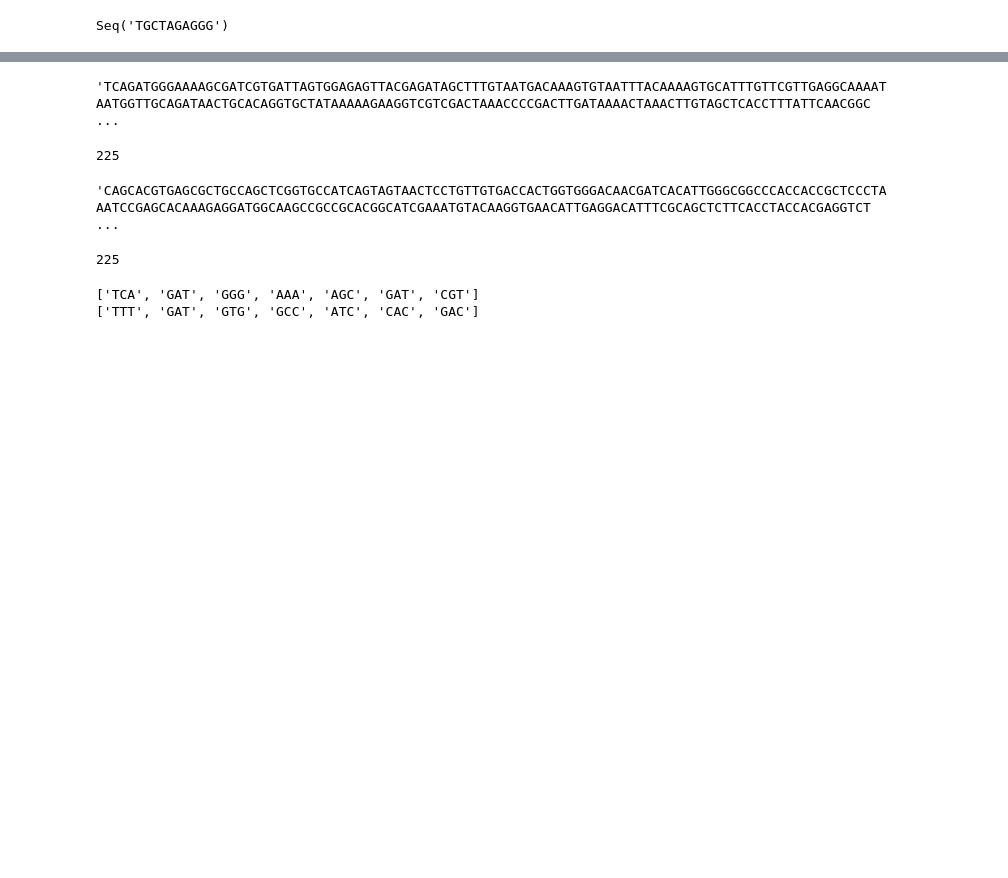
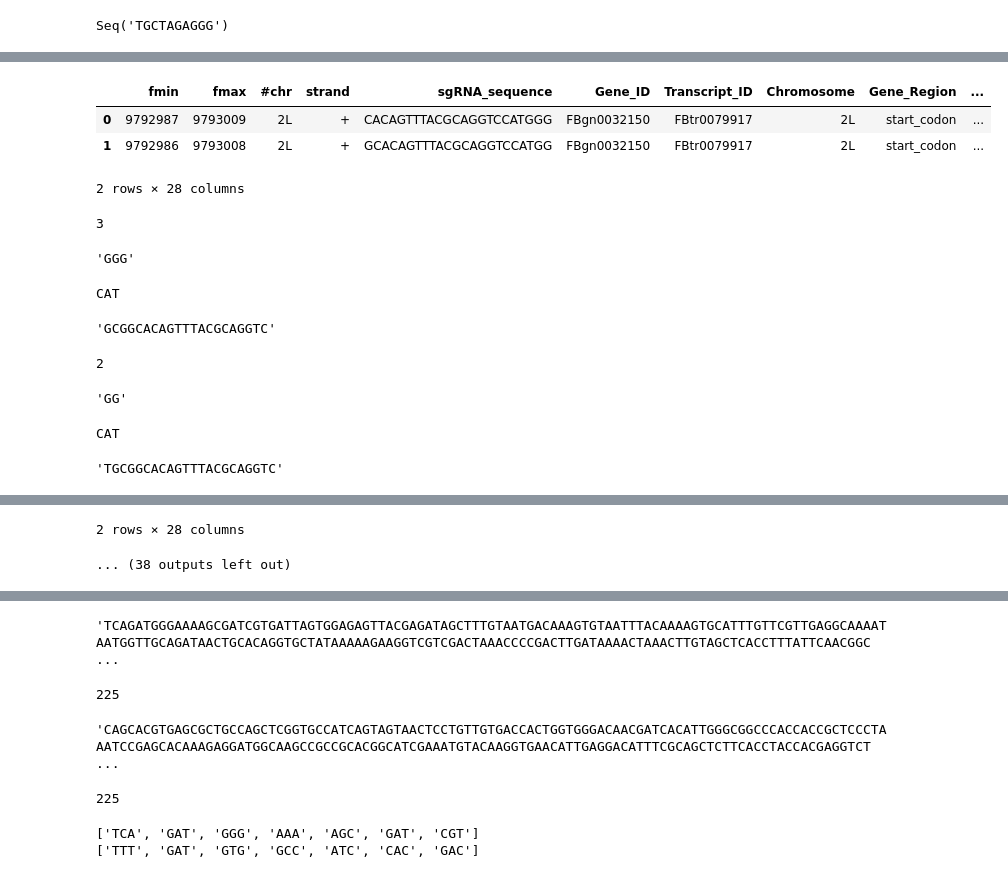
Before and after one commit to emmacwatts/AutoTagsCRISPR, a Jupyter notebook: tests_20231209.ipynb, the cells around one changed output, grey strips where cells are left out. Saved outputs shown, nothing was run; the diff lists cells and outputs as text; code cells hidden in the pictures; blank space fills up the shorter version.

```diff
--- a/tests_20231209.ipynb
+++ b/tests_20231209.ipynb
@@ -126,0 +131,56 @@ display(sgRNA)
+# %%
+# there are 8 different combinations of start/stop - sgRNA strand and gene strand (see MutationLogic_ML_20231001.pptx)
+# however, for two combinations each, gene and sgRNA have effectively the same relative position to each other
+# (e.g. the two combinations start codon - sgRNA strand (+) - gene strand (+) and stop codon - sgRNA strand (+) - gene strand (-))
+# therefore, we have identified 4 combinations with unique relative positions to test the downstream pipeline with
+# further, we have identified representatives for the 3 possible sgRNA position cases relevant for the find_best_sgRNA function
+# further, we have identified representatives for the 3 possible sgRNA position cases relevant for the find_best_mutation function
+from sgRNAutils import sgRNApositionCheck
+import pandas as pd
+
+sgRNAdf1 = pd.read_excel('inputfiles/mockMaterials/sgRNAsdfs/FBgn0032150_FBtr0079917.xlsx') # PAM in start/stop, start codon - gene (-) - gRNA (+)
+sgRNAdf2 = pd.read_excel('inputfiles/mockMaterials/sgRNAsdfs/FBgn0002733_FBtr0084982.xlsx') # max 15 bp overlap, start codon - gene (-) - gRNA (-)
+sgRNAdf3 = pd.read_excel('inputfiles/mockMaterials/sgRNAsdfs/FBgn0003963_FBtr0078063.xlsx') # more than 15 bp overlap, PAM in CDS
+sgRNAdf4 = pd.read_excel('inputfiles/mockMaterials/sgRNAsdfs/FBgn0000022_FBtr0070072.xlsx') # start codon - gene (+) - gRNA (+)
+sgRNAdf5 = pd.read_excel('inputfiles/mockMaterials/sgRNAsdfs/FBgn0003720_FBtr0085709.xlsx') # start codon - gene (+) - gRNA (-)
+sgRNAdf6 = pd.read_excel('inputfiles/mockMaterials/sgRNAsdfs/FBgn0052831_FBtr0091683.xlsx') # SRS in CDS (need to manually change "PAM in CDS" to False)
+sgRNAdf7 = pd.read_excel('inputfiles/mockMaterials/sgRNAsdfs/FBgn0267792_FBtr0088692.xlsx') # PAM and SRS bot outside CDS
+
+#Create list to store results in
+positionCheckedList = []
+
+#Derive min and max distance from stop position from window size
+window = 21
+minDistance = (window + 3) * -1 # leave a 3bp gap to account for start/stop site
+maxDistance = window
+
+for sgRNAdf in [sgRNAdf1, sgRNAdf2, sgRNAdf3, sgRNAdf4, sgRNAdf5, sgRNAdf6, sgRNAdf7]:
+    result_df = sgRNApositionCheck(sgRNAdf, minDistance, maxDistance)
+    display(result_df)
+    # check whether the sgRNA is positioned within the HA as expected
+    for i in range(len(result_df)):
+        positionScore = result_df.iloc[i]["positionScore"]
+        # print positionScore which represents the distance between the end of the start/stop codon and the end of the sgRNA
+        print(positionScore)
+        # print the part of the sgRNA that is located in HAR
+        display(result_df.iloc[i]["HAR"][:positionScore])
+        # print the part of the sgRNA that is the start/stop codon
+        print(refSeqPerChromosome[result_df.iloc[i]["Chromosome"]][result_df.iloc[i]['Start']-1:result_df.iloc[i]['Stop']])
+        positionScore = positionScore -2 # currently the stop of the start/stop codon is zero, we want the stop of the HAL to be -1, 3 nucleotides from the start/stop codon are left out
+        positionScore = positionScore  -22 # currently we have the stop of the sgRNA, we want the start of the sgRNA, sgRNA is 23 nucleotides long and we want position inclusively
+        # print the part of the sgRNA that is located in HAL
+        display(result_df.iloc[i]["HAL"][positionScore:])
+    positionCheckedList.append(result_df)
+# %% [output]
+|  | fmin | fmax | #chr | strand | sgRNA_sequence | Gene_ID | Transcript_ID | Chromosome | Gene_Region | ... |
+| 0 | 9792987 | 9793009 | 2L | + | CACAGTTTACGCAGGTCCATGGG | FBgn0032150 | FBtr0079917 | 2L | start_codon | ... |
+| 1 | 9792986 | 9793008 | 2L | + | GCACAGTTTACGCAGGTCCATGG | FBgn0032150 | FBtr0079917 | 2L | start_codon | ... |
+2 rows × 28 columns
+3
+'GGG'
+CAT
+'GCGGCACAGTTTACGCAGGTC'
+2
+'GG'
+CAT
+'TGCGGCACAGTTTACGCAGGTC'
@@ -126,0 +190,2 @@ display(sgRNA)
+2 rows × 28 columns
+... (38 outputs left out)
```
Also changed, not shown: parts of 26 cells of this notebook, 1 other file.
